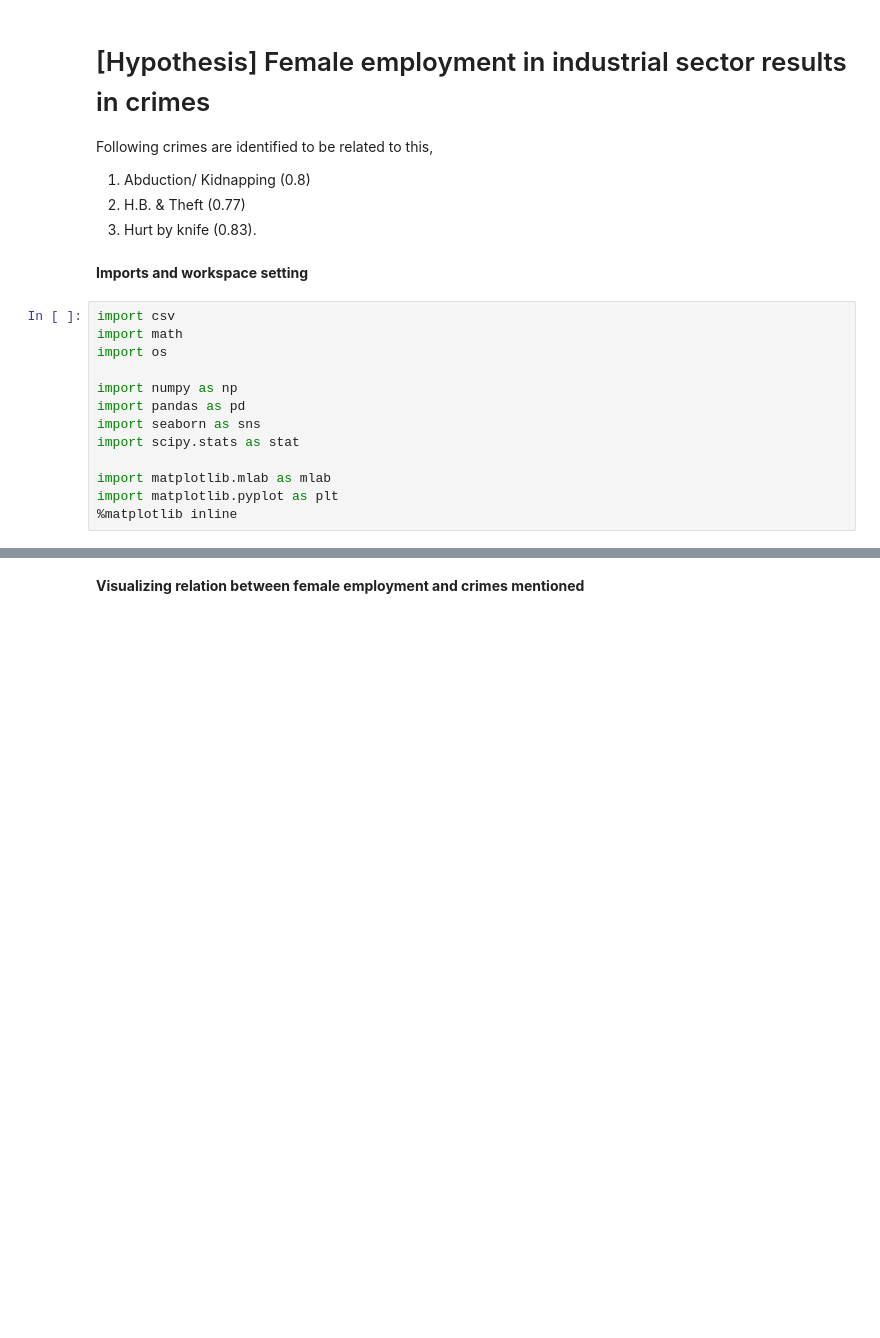
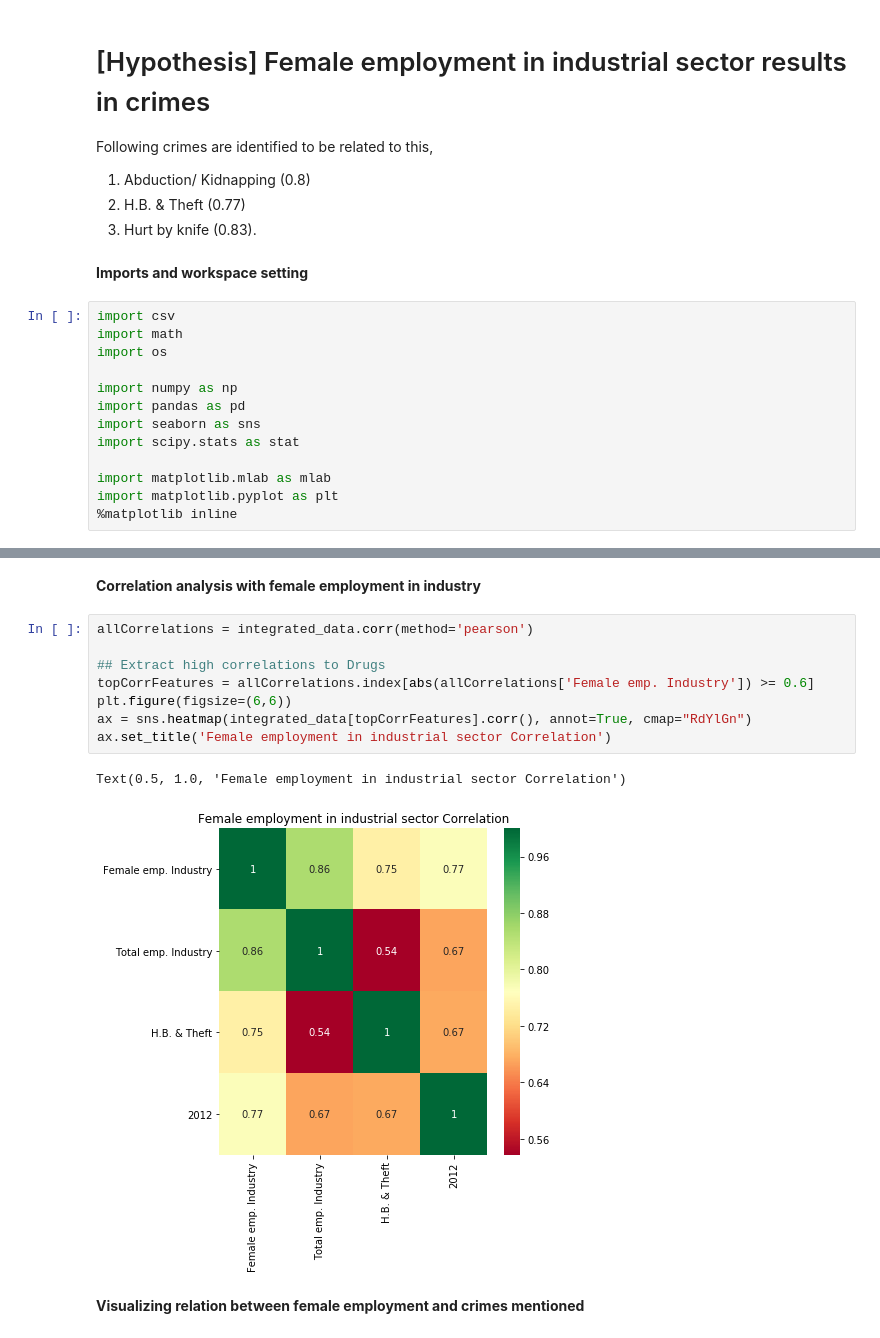
Before and after one commit to PraAnj/gov.lk.data.analysis, a Jupyter notebook: src/female_industrial_employment_relates_to_crimes.ipynb, the cells around one changed output, grey strips where cells are left out. Cells and saved outputs as stored; diff of their text form; blank space fills up the shorter version.

```diff
--- a/src/female_industrial_employment_relates_to_crimes.ipynb
+++ b/src/female_industrial_employment_relates_to_crimes.ipynb
@@ -38,3 +45,16 @@ Data set size :  (25, 37)
+# %% [markdown]
+**Correlation analysis with female employment in industry**
+# %%
+allCorrelations = integrated_data.corr(method='pearson')
+
+## Extract high correlations to Drugs
+topCorrFeatures = allCorrelations.index[abs(allCorrelations['Female emp. Industry']) >= 0.6]
+plt.figure(figsize=(6,6))
+ax = sns.heatmap(integrated_data[topCorrFeatures].corr(), annot=True, cmap="RdYlGn")
+ax.set_title('Female employment in industrial sector Correlation')
+# %% [output]
+Text(0.5, 1.0, 'Female employment in industrial sector Correlation')
+[figure, added]
 # %% [markdown]
 **Visualizing relation between female employment and crimes mentioned**
 # %%
```
Also changed, not shown: parts of 14 cells of this notebook.
